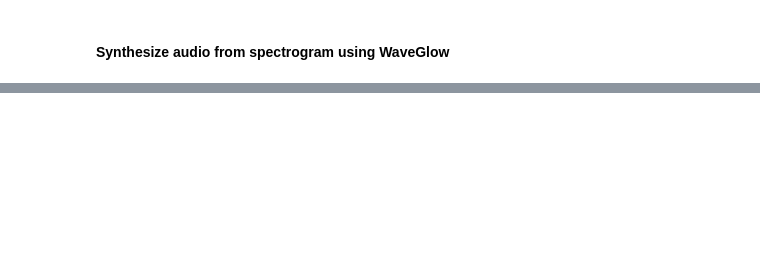
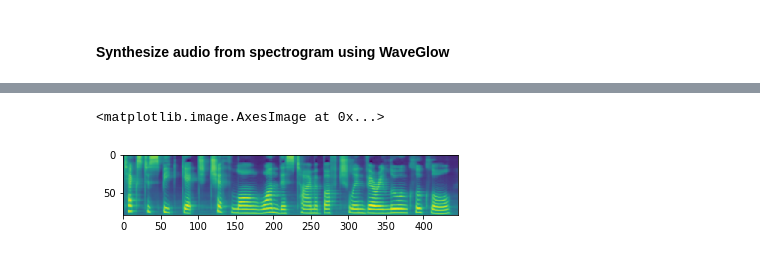
Before and after one commit to victor-shepardson/tacotron2, a Jupyter notebook: inference.ipynb, the cells around one changed output, grey strips where cells are left out. Cells and saved outputs as stored; diff of their text form; code cells hidden in the pictures; blank space fills up the shorter version.

```diff
--- a/inference.ipynb
+++ b/inference.ipynb
@@ -103,0 +173,13 @@ ipd.Audio(audio[0].data.cpu().numpy(), rate=hparams.sampling_rate)
+# %%
+#shift spectrum down
+spec_size = mel_outputs_postnet.size(1)
+bins = 2
+resamp = mel_outputs_postnet[:, bins:, :]
+resamp = torch.cat((
+    resamp,
+    resamp[:, -1, :].expand(1, bins, -1)
+    ), dim=1)
+plt.imshow(resamp.data.cpu().numpy()[0, ::-1])
+# %% [output]
+<matplotlib.image.AxesImage at 0x...>
+[figure, added]
```
Also changed, not shown: parts of 36 cells of this notebook, 1 other file.
